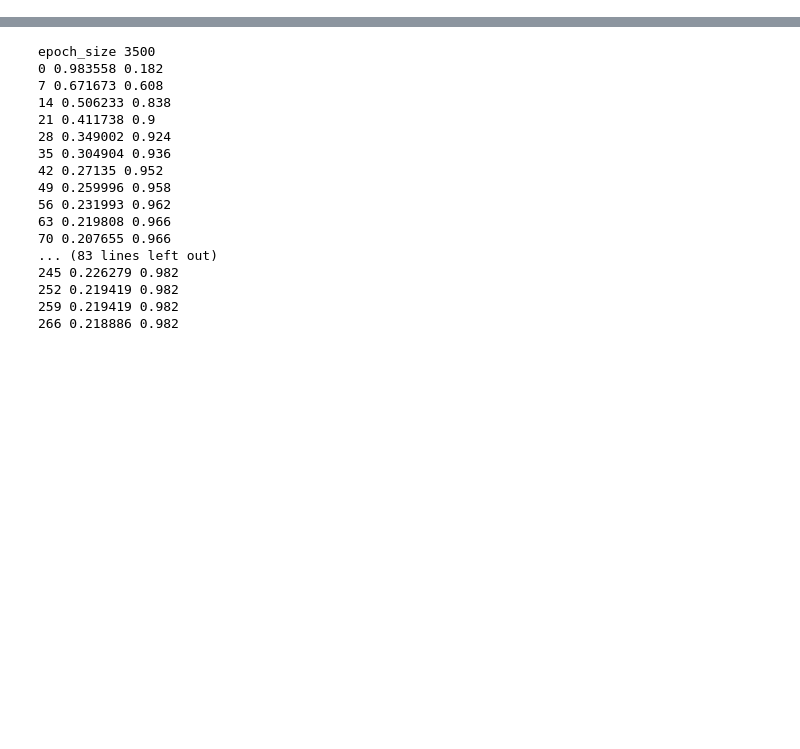
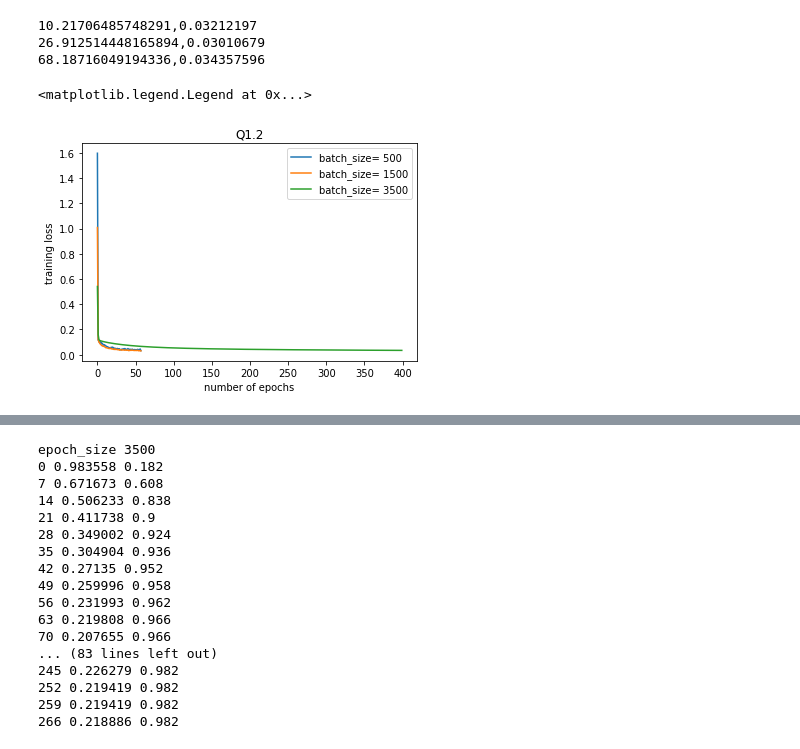
Before and after one commit to heherbertzhang/Machine-Learning-ECE521, a Jupyter notebook: Assignment 2/a2.ipynb, the cells around one changed output, grey strips where cells are left out. Saved outputs shown, nothing was run; the diff lists cells and outputs as text; code cells hidden in the pictures; blank space fills up the shorter version.

```diff
--- a/Assignment 2/a2.ipynb
+++ b/Assignment 2/a2.ipynb
@@ -137,15 +159,42 @@ plt.legend()
 # %%
 #Q2
+import time
 B = [500,1500,3500]
-learning_rate =  0.001
+learning_rate =  0.005
 weight_decay_scale = 0
+losses=[]
+times=[]
 summarys=[]
-trainData_rs = trainData.reshape([trainData.shape[0], -1])
 for batch_size in B:
     tf.reset_default_graph()
-    summary=train(trainData_rs, trainTarget, learning_rate, weight_decay_scale, batch_size, steps=400)
-    summarys.append(summary)
+    sess = tf.Session()
+    start = time.time()
+    with sess.as_default():
+        summary=net.train(trainData, trainTarget, learning_rate, weight_decay_scale, batch_size, steps=400)
+        summarys.append(summary)
+        losses.append(net.training_loss)
+
+    sess.close()
+    end = time.time()
+    times.append((end - start))
 
 # Report the final training MSE for each mini-batch value
 # What is the best mini-batch size in terms of training time?
 # Comment on your observation.
+# %%
+for time,loss in zip(times,losses):
+    print(str(time)+","+str(loss))
+
+plt.figure()
+for i,summary in enumerate(summarys):
+    plt.plot(summary, label='batch_size= '+str(B[i]))
+    plt.ylabel("training loss")
+    plt.xlabel("number of epochs")
+    plt.title("Q1.2")
+plt.legend()
+# %% [output]
+10.21706485748291,0.03212197
+26.912514448165894,0.03010679
+68.18716049194336,0.034357596
+<matplotlib.legend.Legend at 0x...>
+[figure, added]
```
Also changed, not shown: parts of 10 cells of this notebook, 5 other files.
